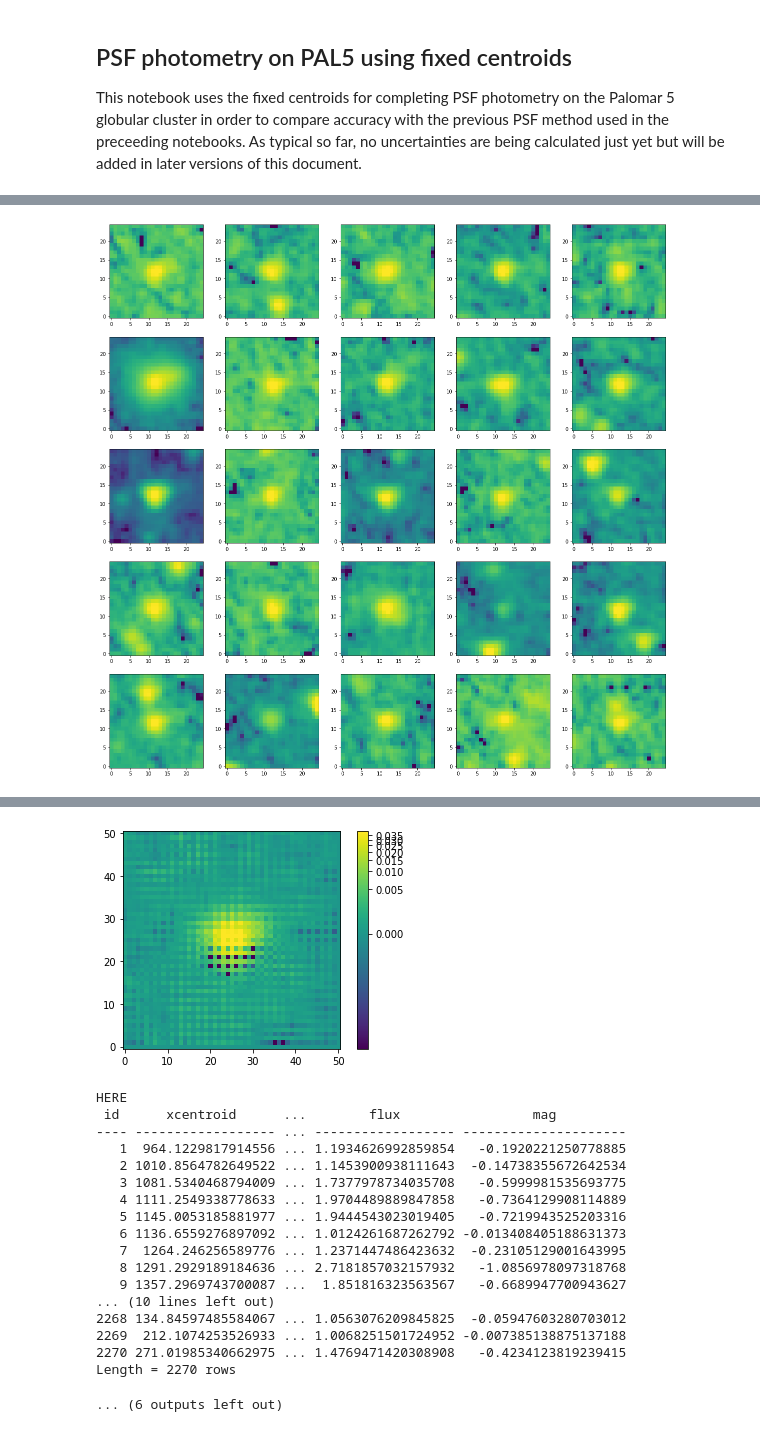
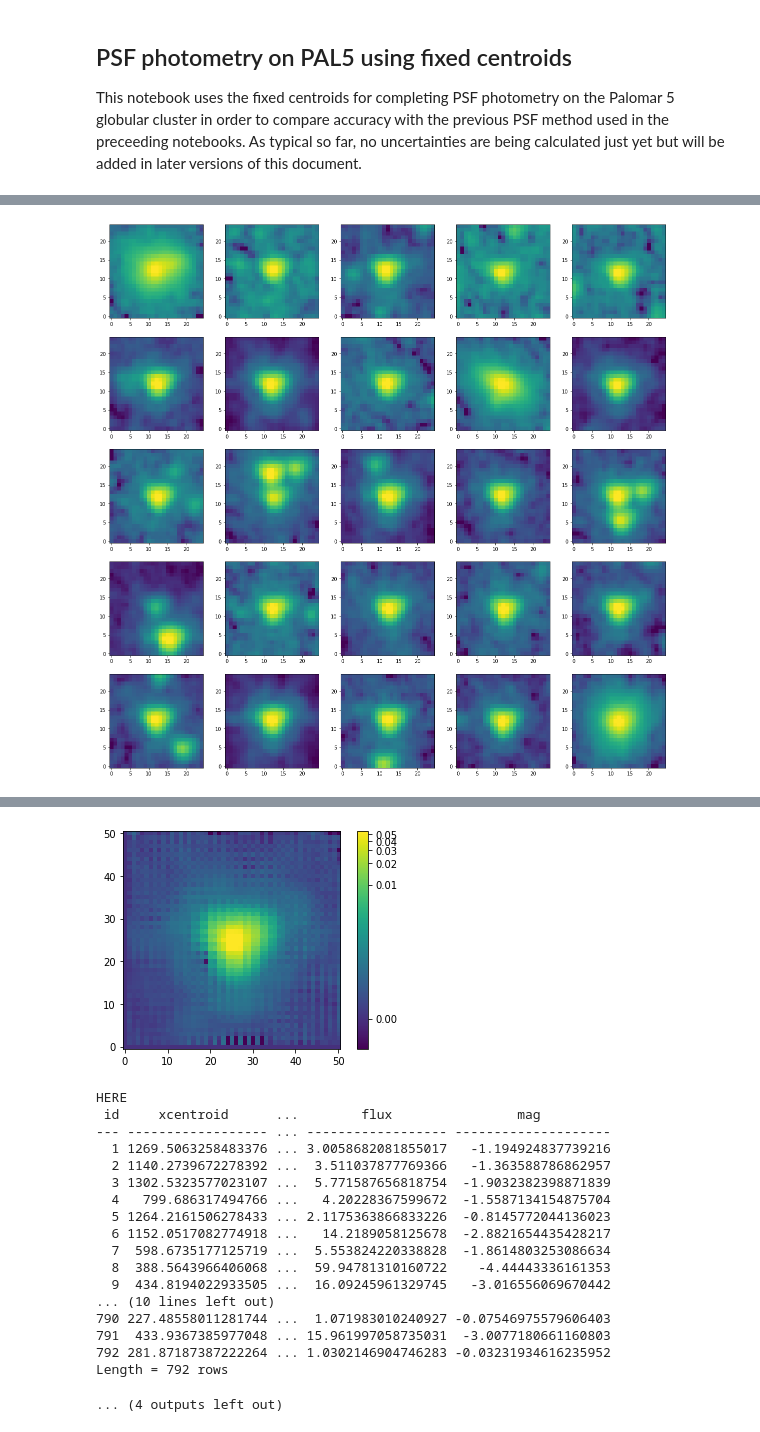
Before and after one commit to ltb24/Luke_RRLs_project, a Jupyter notebook: photometry_intro/PSF_photometry_05_fixed_centroids.ipynb, the cells around one changed output, grey strips where cells are left out. Cells and saved outputs as stored; diff of their text form; code cells hidden in the pictures.

```diff
--- a/photometry_intro/PSF_photometry_05_fixed_centroids.ipynb
+++ b/photometry_intro/PSF_photometry_05_fixed_centroids.ipynb
@@ -47,12 +47,12 @@ with fits.open(file) as header_list:
 ## SOURCE DETECTION FOR ePSF MODEL ##
 
 # PARAMETERS #
-sigma_val = 4.
+sigma_val = 6.
 fwhm = 5.
 threshold = 100.
 roundlo = -0.5
 roundhi = 0.5
-sharphi = 0.8
+sharphi = 0.9
 
 mean, median, std = sigma_clipped_stats(data, sigma = sigma_val)
 
@@ -220,9 +220,9 @@ PSF_photometry = BasicPSFPhotometry(#finder = psf_daofind,
 result_phot = PSF_photometry(image = data_psf, init_guesses = pos)
 residual_image = PSF_photometry.get_residual_image()
 
-hdu = fits.PrimaryHDU(residual_image)
-hdul = fits.HDUList([hdu])
-hdul.writeto('residual_image_07_fixed_centroids.fits')
+#hdu = fits.PrimaryHDU(residual_image)
+#hdul = fits.HDUList([hdu])
+#hdul.writeto('residual_image_09_fixed_centroids.fits')
 print(len(result_phot))
 
 # visualise data
@@ -295,2 +291,2 @@ Length = 216 rows
 WARNING: Input data contains invalid values (NaNs or infs), which were automatically clipped. [astropy.stats.sigma_clipping]
-[figure, old version]
+[figure, new version]
@@ -298,19 +294,19 @@ PROGRESS: iteration 10 (of max 10) [0.9 s/iter]
-[figure, old version]
+[figure, new version]
 HERE
- id      xcentroid      ...        flux                 mag
----- ------------------ ... ------------------ ---------------------
-   1  964.1229817914556 ... 1.1934626992859854   -0.1920221250778885
-   2 1010.8564782649522 ... 1.1453900938111643  -0.14738355672642534
-   3 1081.5340468794009 ... 1.7377978734035708   -0.5999981535693775
-   4 1111.2549338778633 ... 1.9704489889847858   -0.7364129908114889
-   5 1145.0053185881977 ... 1.9444543023019405   -0.7219943525203316
-   6 1136.6559276897092 ... 1.0124261687262792 -0.013408405188631373
-   7  1264.246256589776 ... 1.2371447486423632  -0.23105129001643995
-   8 1291.2929189184636 ... 2.7181857032157932   -1.0856978097318768
-   9 1357.2969743700087 ...  1.851816323563567   -0.6689947700943627
+ id     xcentroid      ...        flux                mag
+--- ------------------ ... ------------------ --------------------
+  1 1269.5063258483376 ... 3.0058682081855017   -1.194924837739216
+  2 1140.2739672278392 ...  3.511037877769366   -1.363588786862957
+  3 1302.5323577023107 ...  5.771587656818754  -1.9032382398871839
+  4   799.686317494766 ...   4.20228367599672  -1.5587134154875704
+  5 1264.2161506278433 ... 2.1175363866833226  -0.8145772044136023
+  6 1152.0517082774918 ...   14.2189058125678  -2.8821654435428217
+  7  598.6735177125719 ...  5.553824220338828  -1.8614803253086634
+  8  388.5643966406068 ...  59.94781310160722    -4.44443336161353
+  9  434.8194022933505 ...  16.09245961329745   -3.016556069670442
 ... (10 lines left out)
-2268 134.84597485584067 ... 1.0563076209845825  -0.05947603280703012
-2269  212.1074253526933 ... 1.0068251501724952 -0.007385138875137188
-2270 271.01985340662975 ... 1.4769471420308908   -0.4234123819239415
-Length = 2270 rows
+790 227.48558011281744 ...  1.071983010240927 -0.07546975579606403
+791  433.9367385977048 ... 15.961997058735031  -3.0077180661160803
+792 281.87187387222264 ... 1.0302146904746283 -0.03231934616235952
+Length = 792 rows
-... (6 outputs left out)
+... (4 outputs left out)
```
Also changed, not shown: parts of 1 cell of this notebook, 5 other files.
